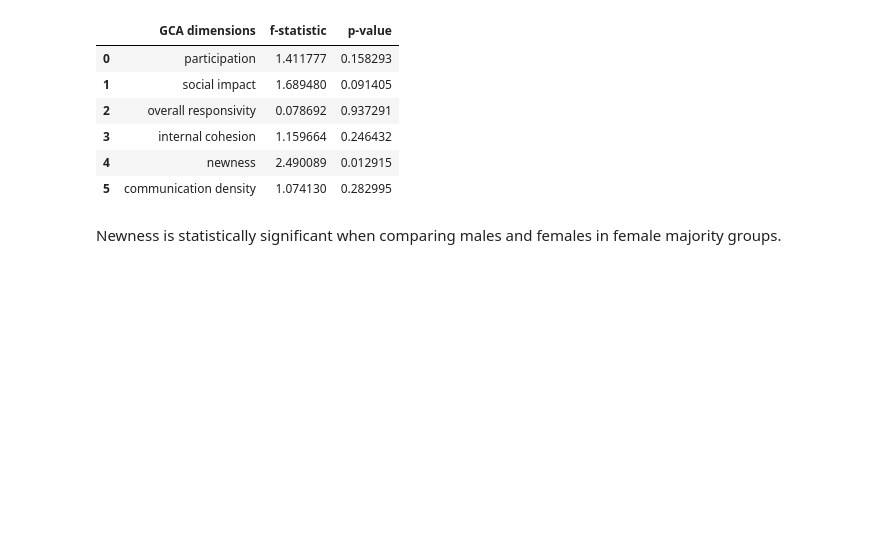
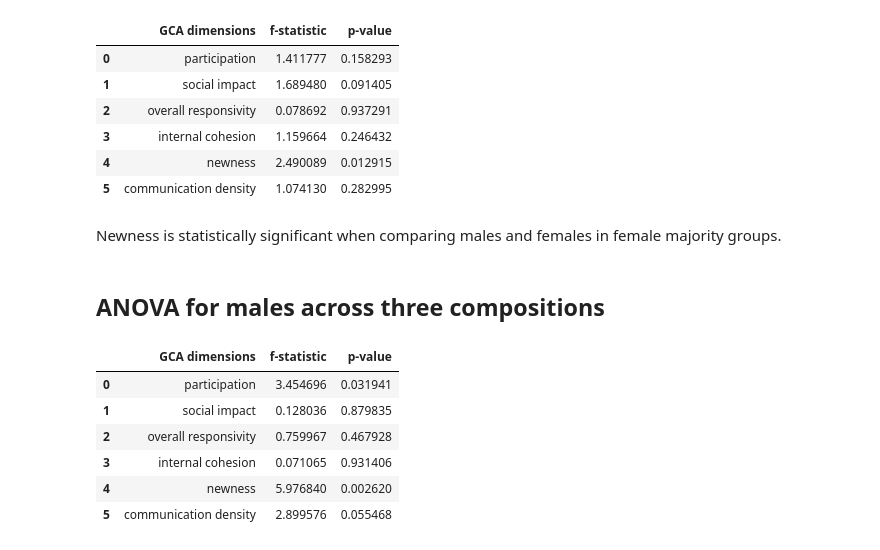
Before and after one commit to jennyt14/smoc-project, a Jupyter notebook: scripts/smoc-analysis.ipynb, the cells around one changed output. Saved outputs shown, nothing was run; the diff lists cells and outputs as text; code cells hidden in the pictures; blank space fills up the shorter version.

```diff
--- a/scripts/smoc-analysis.ipynb
+++ b/scripts/smoc-analysis.ipynb
@@ -360,3 +360,27 @@ df_ttest_maj
 | 5 | communication density | 1.074130 | 0.282995 |
 # %% [markdown]
 Newness is statistically significant when comparing males and females in female majority groups.
+# %% [markdown]
+## ANOVA for males across three compositions
+# %%
+anova_male = []
+f_min = df_male.loc[df_male['Number of Females'] == 1]
+g_par = df_male.loc[df_male['Number of Females'] == 2]
+f_maj = df_male.loc[df_male['Number of Females'] == 3]
+anova_male.append(list(scipy.stats.f_oneway(f_min['z.participation'], g_par['z.participation'], f_maj['z.participation'])))
+anova_male.append(list(scipy.stats.f_oneway(f_min['z.social.impact'], g_par['z.social.impact'], f_maj['z.social.impact'])))
+anova_male.append(list(scipy.stats.f_oneway(f_min['z.overall.responsivity'], g_par['z.overall.responsivity'], f_maj['z.overall.responsivity'])))
+anova_male.append(list(scipy.stats.f_oneway(f_min['z.internal.cohesion'], g_par['z.internal.cohesion'], f_maj['z.internal.cohesion'])))
+anova_male.append(list(scipy.stats.f_oneway(f_min['z.newness'], g_par['z.newness'], f_maj['z.newness'])))
+anova_male.append(list(scipy.stats.f_oneway(f_min['z.comm.density'], g_par['z.comm.density'], f_maj['z.comm.density'])))
+df_anova_male = pd.DataFrame(anova_male, columns = ['f-statistic', 'p-value'])
+df_anova_male.insert(loc = 0, column = 'GCA dimensions', value = cols)
+df_anova_male
+# %% [output]
+|  | GCA dimensions | f-statistic | p-value |
+| 0 | participation | 3.454696 | 0.031941 |
+| 1 | social impact | 0.128036 | 0.879835 |
+| 2 | overall responsivity | 0.759967 | 0.467928 |
+| 3 | internal cohesion | 0.071065 | 0.931406 |
+| 4 | newness | 5.976840 | 0.002620 |
+| 5 | communication density | 2.899576 | 0.055468 |
```
Also changed, not shown: parts of 4 cells of this notebook.
